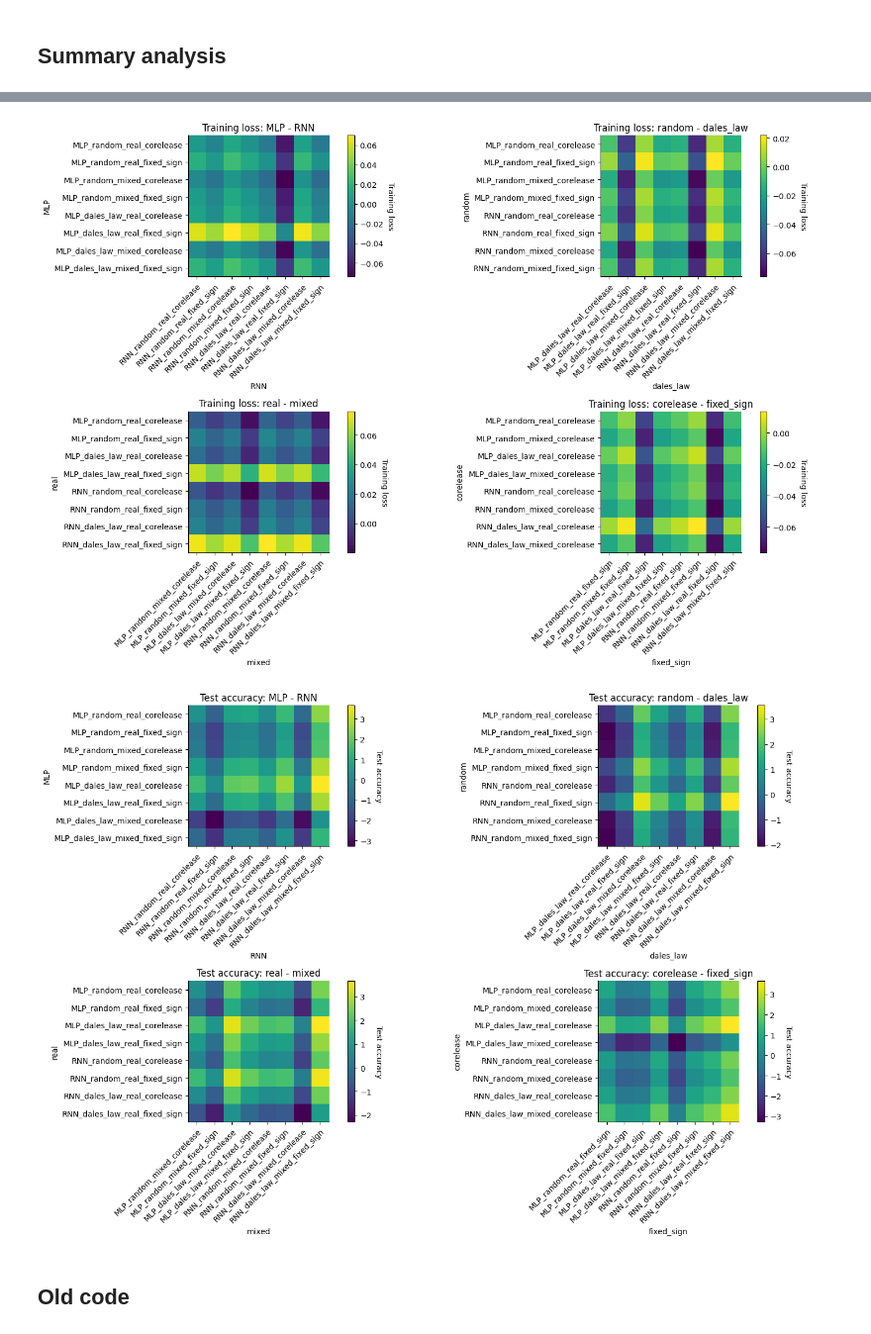
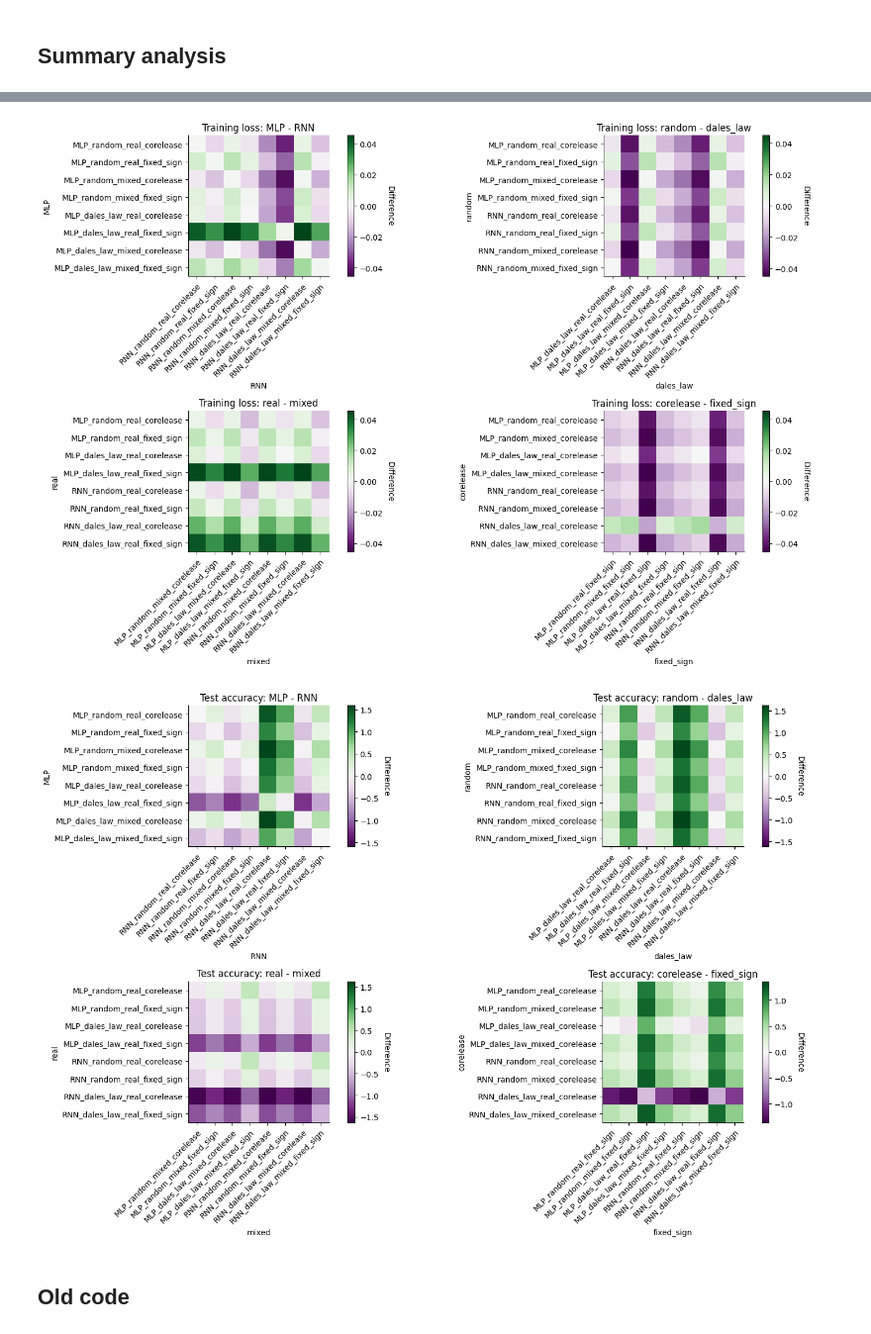
Before and after one commit to shunnnli/EP-LHb-model, a Jupyter notebook: model_comparisons.ipynb, the cells around one changed output, grey strips where cells are left out. Shown: that part at 99% size. Cells and saved outputs as stored; diff of their text form; code cells hidden in the pictures.

Commit message:
updated plots

```diff
--- a/model_comparisons.ipynb
+++ b/model_comparisons.ipynb
@@ -267,8 +270,8 @@ for i, condition in enumerate(conditions):
     cond_2 = condition[1]
     cond_2_networks = [network for network in training_loss_summary if cond_2 in network]
 
-    x = np.array([np.mean(training_loss_summary[network],axis=1) for network in cond_1_networks]).squeeze()
-    y = np.array([np.mean(training_loss_summary[network],axis=1) for network in cond_2_networks]).squeeze()
+    x = np.array(np.mean([np.mean(training_loss_summary[network],axis=1) for network in cond_1_networks],axis=1)).squeeze()
+    y = np.array(np.mean([np.mean(training_loss_summary[network],axis=1) for network in cond_2_networks],axis=1)).squeeze()
 
     x_reshape = x[:,np.newaxis]
     y_reshape = y[np.newaxis,:]
@@ -291,7 +294,7 @@ for i, condition in enumerate(conditions):
     # Set title
     axs[i//2,i%2].set_title('Training loss: '+cond_1+' - '+cond_2)
 # %% [output]
-[figure, old version]
+[figure, new version]
 # %%
 # Plot heatmaps to plot differences between conditions
 
@@ -301,35 +304,35 @@ conditions = [LHb_network, initialization, network_struct, update_methods]
 
 for i, condition in enumerate(conditions):
     # Choose network that satisfies condition
     cond_1 = condition[0]
     cond_1_networks = [network for network in training_loss_summary if cond_1 in network]
     cond_2 = condition[1]
     cond_2_networks = [network for network in training_loss_summary if cond_2 in network]
 
-    x = np.array([np.mean(test_accuracy_summary[network],axis=1) for network in cond_1_networks]).squeeze()
-    y = np.array([np.mean(test_accuracy_summary[network],axis=1) for network in cond_2_networks]).squeeze()
+    x = np.array(np.mean([np.mean(test_accuracy_summary[network],axis=1) for network in cond_1_networks],axis=1)).squeeze()
+    y = np.array(np.mean([np.mean(test_accuracy_summary[network],axis=1) for network in cond_2_networks],axis=1)).squeeze()
 
     x_reshape = x[:,np.newaxis]
     y_reshape = y[np.newaxis,:]
     diff = x_reshape - y_reshape
 
     # Plot heatmap
     im = axs[i//2,i%2].imshow(diff, cmap='PRGn',vmax=abs(diff).max(), vmin=-abs(diff).max())
     axs[i//2,i%2].set_xticks(np.arange(len(cond_2_networks)))
     axs[i//2,i%2].set_yticks(np.arange(len(cond_1_networks)))
     axs[i//2,i%2].set_xticklabels(cond_2_networks)
     axs[i//2,i%2].set_yticklabels(cond_1_networks)
     axs[i//2,i%2].set_xlabel(cond_2)
     axs[i//2,i%2].set_ylabel(cond_1)
     # Rotate the tick labels and set their alignment.
     plt.setp(axs[i//2,i%2].get_xticklabels(), rotation=45, ha="right",
              rotation_mode="anchor")
     # Set colorbar
     cbar = axs[i//2,i%2].figure.colorbar(im, ax=axs[i//2,i%2])
     cbar.ax.set_ylabel('Difference', rotation=-90, va="bottom")
     # Set title
     axs[i//2,i%2].set_title('Test accuracy: '+cond_1+' - '+cond_2)
 # %% [output]
-[figure, old version]
+[figure, new version]
 # %% [markdown]
 ## Old code
```
Also changed, not shown: parts of 4 cells of this notebook, 2 other files.
